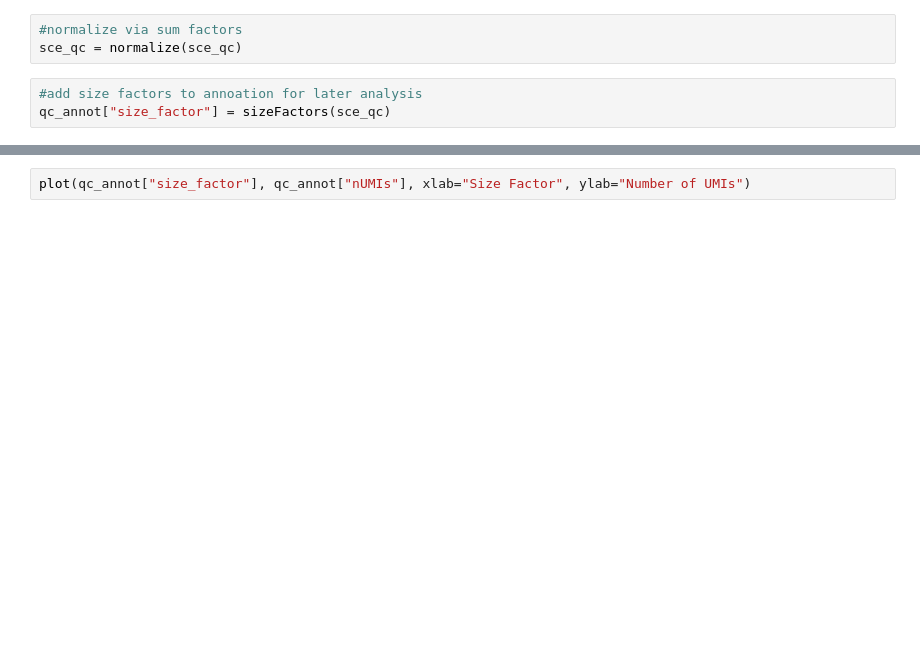
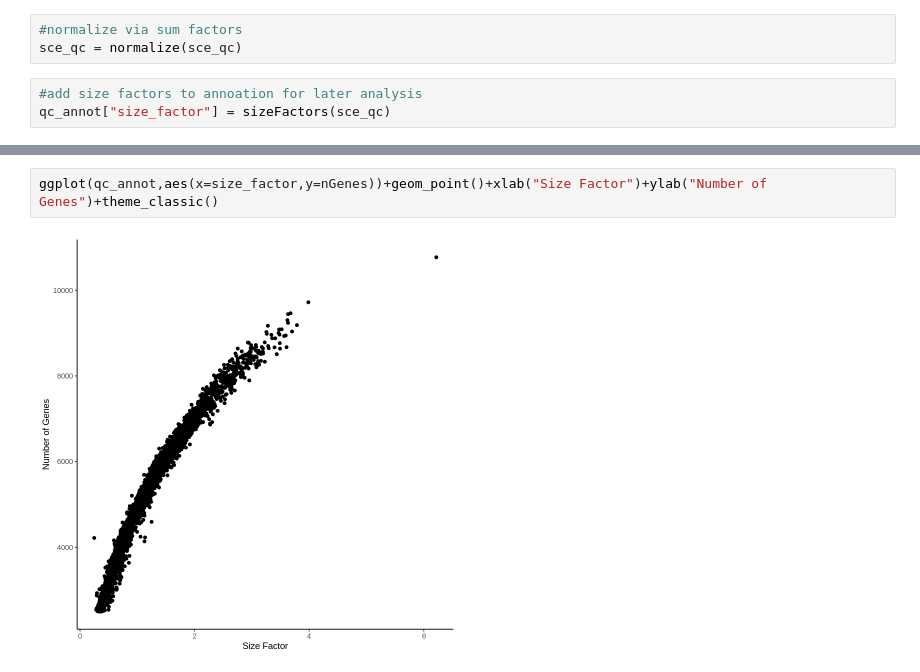
Before and after one commit to pfenninglab/nhp_snrna_striatum_analysis, a Jupyter notebook: analysis/scran_normalization.ipynb, the cells around one changed output, grey strips where cells are left out. Cells and saved outputs as stored; diff of their text form; blank space fills up the shorter version.

```diff
--- a/analysis/scran_normalization.ipynb
+++ b/analysis/scran_normalization.ipynb
@@ -40,3 +46,5 @@ qc_annot["size_factor"] = sizeFactors(sce_qc)
 # %%
-plot(qc_annot["size_factor"], qc_annot["nUMIs"], xlab="Size Factor", ylab="Number of UMIs")
+ggplot(qc_annot,aes(x=size_factor,y=nGenes))+geom_point()+xlab("Size Factor")+ylab("Number of Genes")+theme_classic()
+# %% [output]
+[figure, added]
 # %%
```
Also changed, not shown: parts of 8 cells of this notebook, 1 other file.
